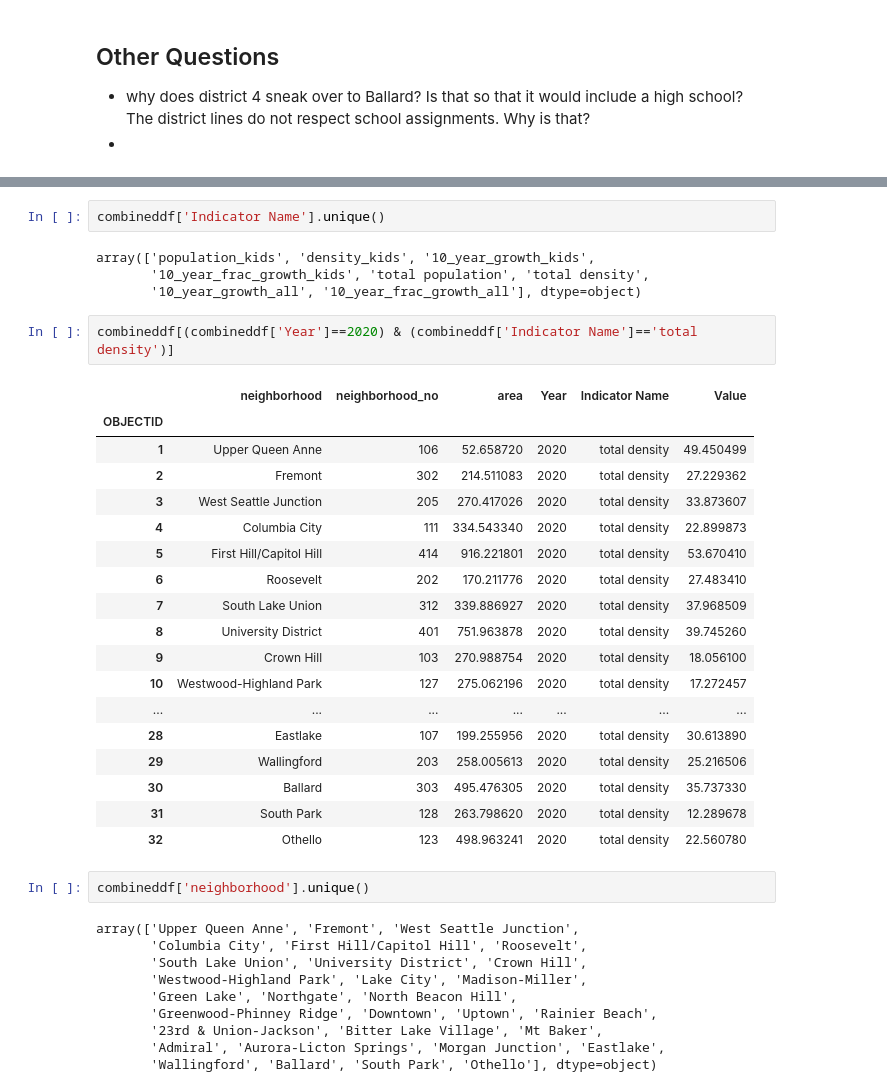
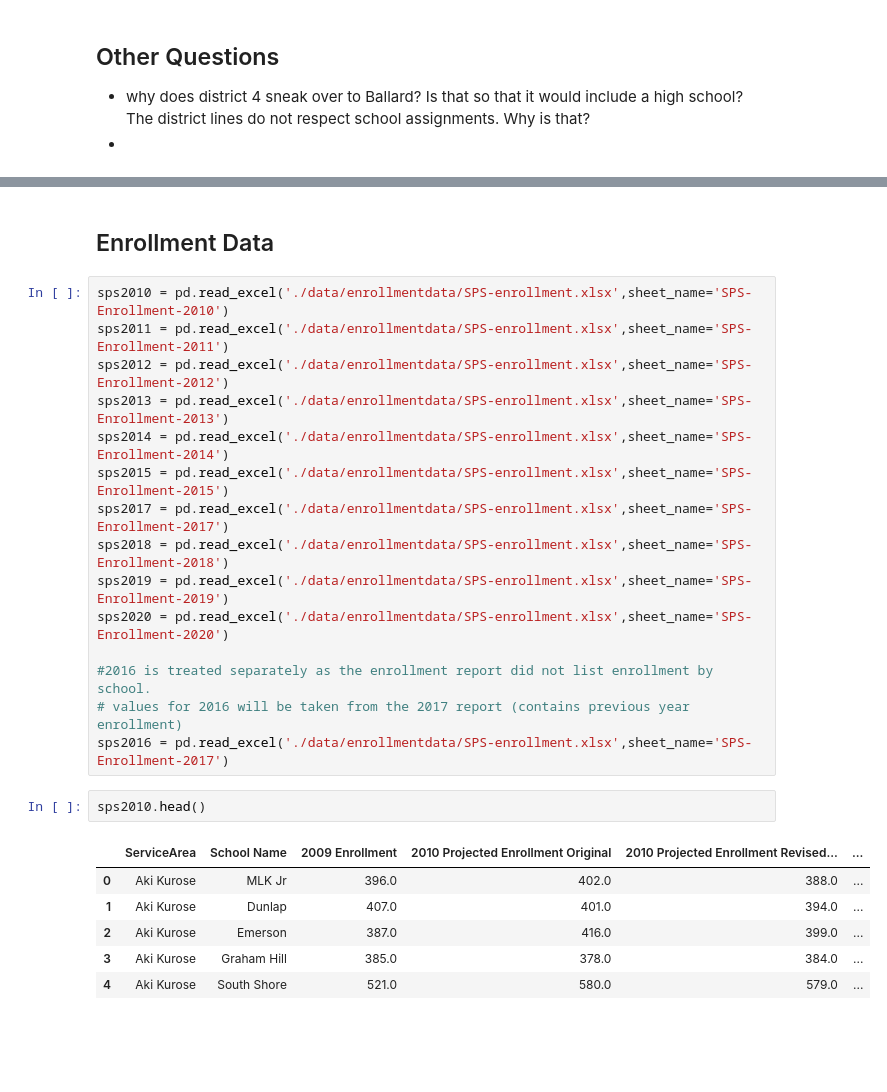
Before and after one commit to lauraminter/seattle-kids, a Jupyter notebook: seattle_kids_01_data_cleaning.ipynb, the cells around one changed output, grey strips where cells are left out. Cells and saved outputs as stored; diff of their text form; blank space fills up the shorter version.

Commit message:
adding munged enrollment data

```diff
--- a/seattle_kids_01_data_cleaning.ipynb
+++ b/seattle_kids_01_data_cleaning.ipynb
@@ -692,39 +672,26 @@ Index(['neighborhood', 'neighborhood_no', 'area', 'Year', 'Indicator Name',
-# %%
-combineddf['Indicator Name'].unique()
-# %% [output]
-array(['population_kids', 'density_kids', '10_year_growth_kids',
-       '10_year_frac_growth_kids', 'total population', 'total density',
-       '10_year_growth_all', '10_year_frac_growth_all'], dtype=object)
-# %%
-combineddf[(combineddf['Year']==2020) & (combineddf['Indicator Name']=='total density')]
-# %% [output]
-|  | neighborhood | neighborhood_no | area | Year | Indicator Name | Value |
-| OBJECTID |  |  |  |  |  |  |
-| 1 | Upper Queen Anne | 106 | 52.658720 | 2020 | total density | 49.450499 |
-| 2 | Fremont | 302 | 214.511083 | 2020 | total density | 27.229362 |
-| 3 | West Seattle Junction | 205 | 270.417026 | 2020 | total density | 33.873607 |
-| 4 | Columbia City | 111 | 334.543340 | 2020 | total density | 22.899873 |
-| 5 | First Hill/Capitol Hill | 414 | 916.221801 | 2020 | total density | 53.670410 |
-| 6 | Roosevelt | 202 | 170.211776 | 2020 | total density | 27.483410 |
-| 7 | South Lake Union | 312 | 339.886927 | 2020 | total density | 37.968509 |
-| 8 | University District | 401 | 751.963878 | 2020 | total density | 39.745260 |
-| 9 | Crown Hill | 103 | 270.988754 | 2020 | total density | 18.056100 |
-| 10 | Westwood-Highland Park | 127 | 275.062196 | 2020 | total density | 17.272457 |
-| ... | ... | ... | ... | ... | ... | ... |
-| 28 | Eastlake | 107 | 199.255956 | 2020 | total density | 30.613890 |
-| 29 | Wallingford | 203 | 258.005613 | 2020 | total density | 25.216506 |
-| 30 | Ballard | 303 | 495.476305 | 2020 | total density | 35.737330 |
-| 31 | South Park | 128 | 263.798620 | 2020 | total density | 12.289678 |
-| 32 | Othello | 123 | 498.963241 | 2020 | total density | 22.560780 |
-# %%
-combineddf['neighborhood'].unique()
-# %% [output]
-array(['Upper Queen Anne', 'Fremont', 'West Seattle Junction',
-       'Columbia City', 'First Hill/Capitol Hill', 'Roosevelt',
-       'South Lake Union', 'University District', 'Crown Hill',
-       'Westwood-Highland Park', 'Lake City', 'Madison-Miller',
-       'Green Lake', 'Northgate', 'North Beacon Hill',
-       'Greenwood-Phinney Ridge', 'Downtown', 'Uptown', 'Rainier Beach',
-       '23rd & Union-Jackson', 'Bitter Lake Village', 'Mt Baker',
-       'Admiral', 'Aurora-Licton Springs', 'Morgan Junction', 'Eastlake',
-       'Wallingford', 'Ballard', 'South Park', 'Othello'], dtype=object)
+# %% [markdown]
+## Enrollment Data
+# %%
+sps2010 = pd.read_excel('./data/enrollmentdata/SPS-enrollment.xlsx',sheet_name='SPS-Enrollment-2010')
+sps2011 = pd.read_excel('./data/enrollmentdata/SPS-enrollment.xlsx',sheet_name='SPS-Enrollment-2011')
+sps2012 = pd.read_excel('./data/enrollmentdata/SPS-enrollment.xlsx',sheet_name='SPS-Enrollment-2012')
+sps2013 = pd.read_excel('./data/enrollmentdata/SPS-enrollment.xlsx',sheet_name='SPS-Enrollment-2013')
+sps2014 = pd.read_excel('./data/enrollmentdata/SPS-enrollment.xlsx',sheet_name='SPS-Enrollment-2014')
+sps2015 = pd.read_excel('./data/enrollmentdata/SPS-enrollment.xlsx',sheet_name='SPS-Enrollment-2015')
+sps2017 = pd.read_excel('./data/enrollmentdata/SPS-enrollment.xlsx',sheet_name='SPS-Enrollment-2017')
+sps2018 = pd.read_excel('./data/enrollmentdata/SPS-enrollment.xlsx',sheet_name='SPS-Enrollment-2018')
+sps2019 = pd.read_excel('./data/enrollmentdata/SPS-enrollment.xlsx',sheet_name='SPS-Enrollment-2019')
+sps2020 = pd.read_excel('./data/enrollmentdata/SPS-enrollment.xlsx',sheet_name='SPS-Enrollment-2020')
+
+#2016 is treated separately as the enrollment report did not list enrollment by school.
+# values for 2016 will be taken from the 2017 report (contains previous year enrollment)
+sps2016 = pd.read_excel('./data/enrollmentdata/SPS-enrollment.xlsx',sheet_name='SPS-Enrollment-2017')
+# %%
+sps2010.head()
+# %% [output]
+|  | ServiceArea | School Name | 2009 Enrollment | 2010 Projected Enrollment Original | 2010 Projected Enrollment Revised... | ... |
+| 0 | Aki Kurose | MLK Jr | 396.0 | 402.0 | 388.0 | ... |
+| 1 | Aki Kurose | Dunlap | 407.0 | 401.0 | 394.0 | ... |
+| 2 | Aki Kurose | Emerson | 387.0 | 416.0 | 399.0 | ... |
+| 3 | Aki Kurose | Graham Hill | 385.0 | 378.0 | 384.0 | ... |
+| 4 | Aki Kurose | South Shore | 521.0 | 580.0 | 579.0 | ... |
```
Also changed, not shown: parts of 24 cells of this notebook, 8 other files.
